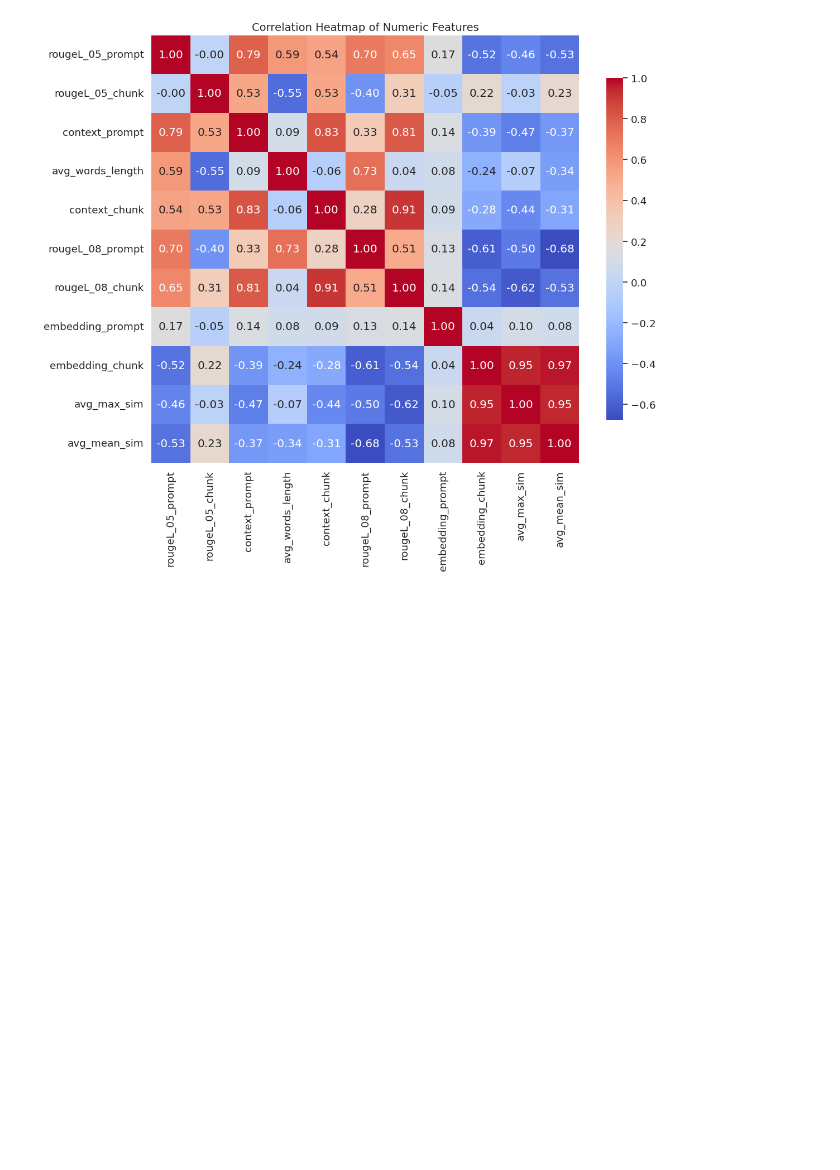
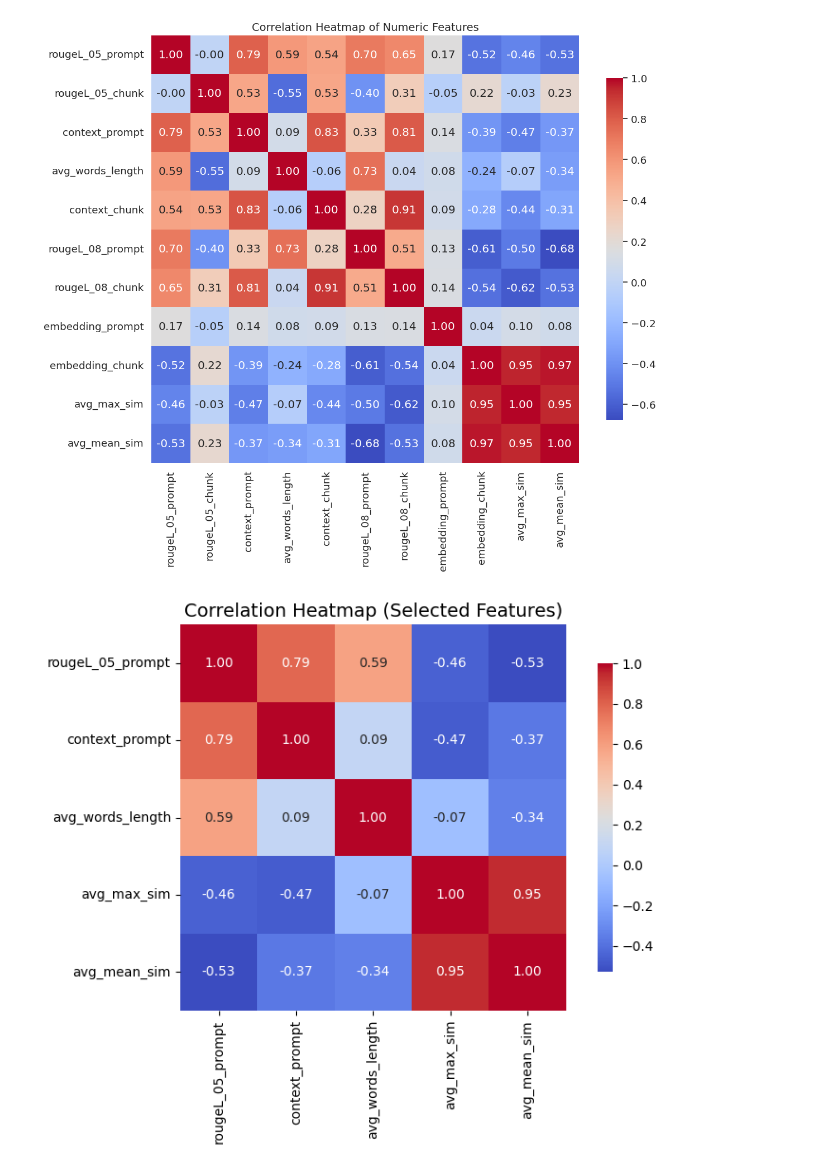
Before and after one commit to yeasen-z/LeakDojo, a Jupyter notebook: draw_scripts/re_re_param.ipynb, the cells around one changed output. Drawn from its saved outputs; the diff is of its cells as text; code cells hidden in the pictures; blank space fills up the shorter version.

```diff
--- a/draw_scripts/re_re_param.ipynb
+++ b/draw_scripts/re_re_param.ipynb
@@ -314,3 +314,26 @@ plt.tight_layout()
 plt.show()
 # %% [output]
 [figure]
+# %%
+cols_to_plot = [
+            "rougeL_05_prompt",
+            "context_prompt", "avg_words_length",
+            "avg_max_sim", "avg_mean_sim"]
+numeric_df = df[cols_to_plot]
+
+corr = numeric_df.corr()
+
+plt.figure(figsize=(8, 6))
+sns.heatmap(
+    corr,
+    annot=True,
+    fmt=".2f",
+    cmap="coolwarm",
+    square=True,
+    cbar_kws={"shrink": 0.8}
+)
+plt.title("Correlation Heatmap (Selected Features)", fontsize=14)
+plt.tight_layout()
+plt.show()
+# %% [output]
+[figure, added]
```
Also changed, not shown: 6 other files.
